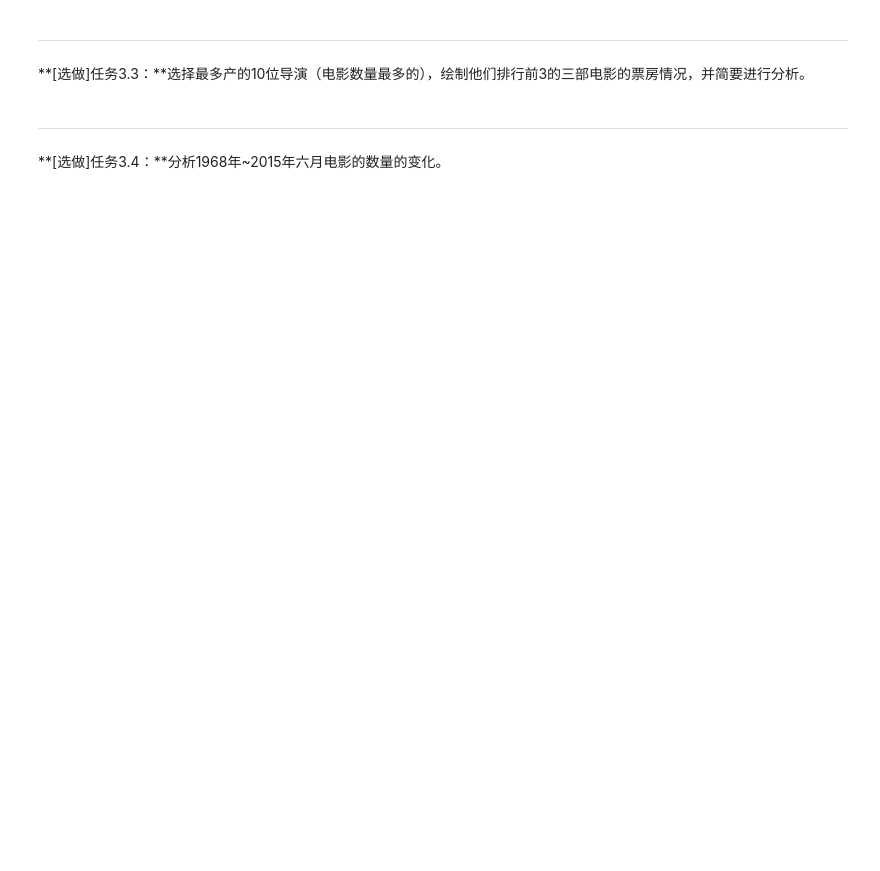
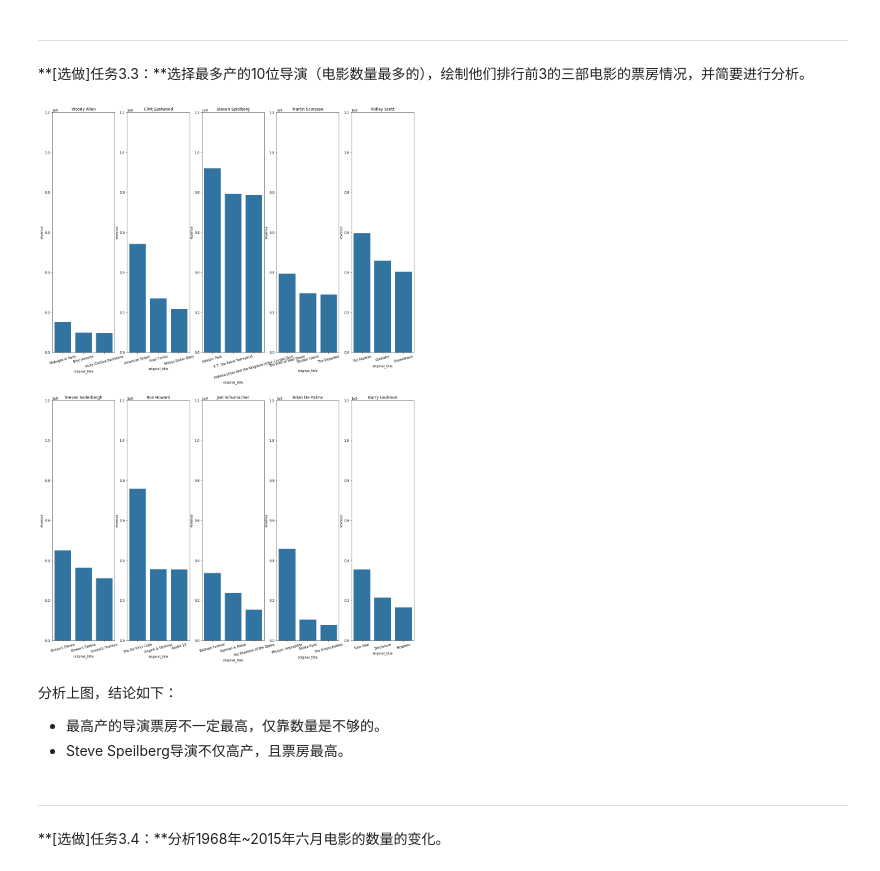
Before and after one commit to yelangya3826850/AIPND-cn, a Jupyter notebook: P2_Explore_Movie_Dataset/Explore Movie Dataset_Solution.ipynb, the cells around one changed output. Drawn from its saved outputs; the diff is of its cells as text; code cells hidden in the pictures; blank space fills up the shorter version.

```diff
--- a/P2_Explore_Movie_Dataset/Explore Movie Dataset_Solution.ipynb
+++ b/P2_Explore_Movie_Dataset/Explore Movie Dataset_Solution.ipynb
@@ -370,6 +469,30 @@ Text(0, 0.5, 'profit')
 ---
 
 **[选做]任务3.3：**选择最多产的10位导演（电影数量最多的），绘制他们排行前3的三部电影的票房情况，并简要进行分析。
+# %%
+# 1. 选择最多产的10位导演
+director10 = movie_data['director'].value_counts()[0:10]
+# 2. 获得每位导演对应的Top3票房电影
+plt.figure(figsize=(20,30))
+
+for i in range(10):
+    d = director10.index[i]
+    d_movie = movie_data[movie_data['director'] == d]
+    revenue = d_movie.sort_values('revenue', ascending=False)[0:3]
+    revenues.append(revenue)
+
+    plt.subplot(2,5,i+1)
+#     plt.bar(revenue['original_title'], revenue['revenue'])
+    sb.barplot(revenue['original_title'], revenue['revenue'], color=sb.color_palette()[0])
+    plt.xticks(rotation=15)
+    plt.ylim([0, 1.2e9])
+    plt.title(d)
+# %% [output]
+[figure, added]
+# %% [markdown]
+分析上图，结论如下：
+- 最高产的导演票房不一定最高，仅靠数量是不够的。
+- Steve Speilberg导演不仅高产，且票房最高。
 # %% [markdown]
 ---
 
```
Also changed, not shown: parts of 24 cells of this notebook.
